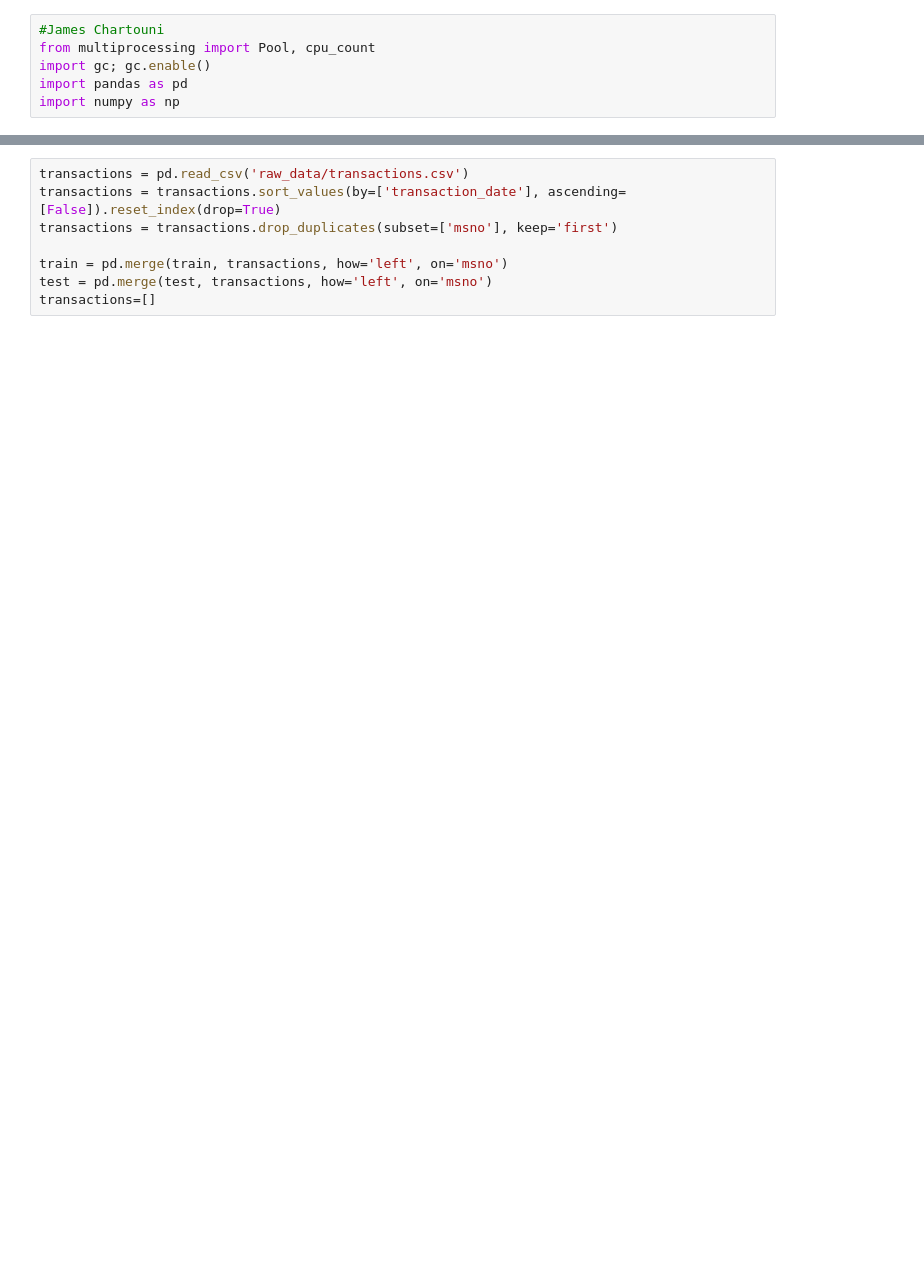
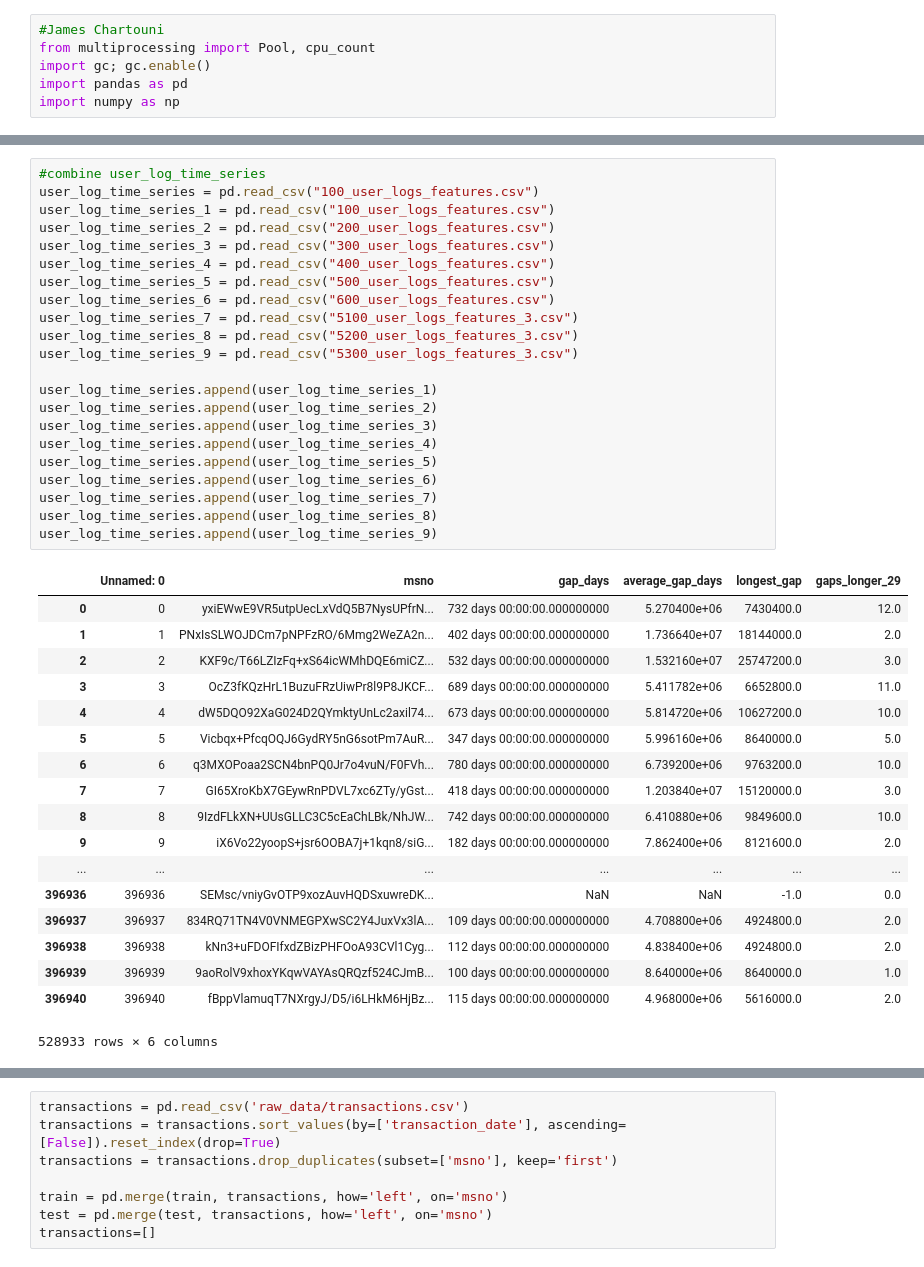
Before and after one commit to jameschartouni/Churn, a Jupyter notebook: Clean_Data.ipynb, the cells around one changed output, grey strips where cells are left out. Drawn from its saved outputs; the diff is of its cells as text; blank space fills up the shorter version.

Commit message:
user logs time series data as well as added the code to process it

```diff
--- a/Clean_Data.ipynb
+++ b/Clean_Data.ipynb
@@ -47,2 +51,43 @@ user logs merge...
 members
 members merge...
+# %%
+#combine user_log_time_series
+user_log_time_series = pd.read_csv("100_user_logs_features.csv")
+user_log_time_series_1 = pd.read_csv("100_user_logs_features.csv")
+user_log_time_series_2 = pd.read_csv("200_user_logs_features.csv")
+user_log_time_series_3 = pd.read_csv("300_user_logs_features.csv")
+user_log_time_series_4 = pd.read_csv("400_user_logs_features.csv")
+user_log_time_series_5 = pd.read_csv("500_user_logs_features.csv")
+user_log_time_series_6 = pd.read_csv("600_user_logs_features.csv")
+user_log_time_series_7 = pd.read_csv("5100_user_logs_features_3.csv")
+user_log_time_series_8 = pd.read_csv("5200_user_logs_features_3.csv")
+user_log_time_series_9 = pd.read_csv("5300_user_logs_features_3.csv")
+
+user_log_time_series.append(user_log_time_series_1)
+user_log_time_series.append(user_log_time_series_2)
+user_log_time_series.append(user_log_time_series_3)
+user_log_time_series.append(user_log_time_series_4)
+user_log_time_series.append(user_log_time_series_5)
+user_log_time_series.append(user_log_time_series_6)
+user_log_time_series.append(user_log_time_series_7)
+user_log_time_series.append(user_log_time_series_8)
+user_log_time_series.append(user_log_time_series_9)
+# %% [output]
+|  | Unnamed: 0 | msno | gap_days | average_gap_days | longest_gap | gaps_longer_29 |
+| 0 | 0 | yxiEWwE9VR5utpUecLxVdQ5B7NysUPfrN... | 732 days 00:00:00.000000000 | 5.270400e+06 | 7430400.0 | 12.0 |
+| 1 | 1 | PNxIsSLWOJDCm7pNPFzRO/6Mmg2WeZA2n... | 402 days 00:00:00.000000000 | 1.736640e+07 | 18144000.0 | 2.0 |
+| 2 | 2 | KXF9c/T66LZIzFq+xS64icWMhDQE6miCZ... | 532 days 00:00:00.000000000 | 1.532160e+07 | 25747200.0 | 3.0 |
+| 3 | 3 | OcZ3fKQzHrL1BuzuFRzUiwPr8l9P8JKCF... | 689 days 00:00:00.000000000 | 5.411782e+06 | 6652800.0 | 11.0 |
+| 4 | 4 | dW5DQO92XaG024D2QYmktyUnLc2axil74... | 673 days 00:00:00.000000000 | 5.814720e+06 | 10627200.0 | 10.0 |
+| 5 | 5 | Vicbqx+PfcqOQJ6GydRY5nG6sotPm7AuR... | 347 days 00:00:00.000000000 | 5.996160e+06 | 8640000.0 | 5.0 |
+| 6 | 6 | q3MXOPoaa2SCN4bnPQ0Jr7o4vuN/F0FVh... | 780 days 00:00:00.000000000 | 6.739200e+06 | 9763200.0 | 10.0 |
+| 7 | 7 | GI65XroKbX7GEywRnPDVL7xc6ZTy/yGst... | 418 days 00:00:00.000000000 | 1.203840e+07 | 15120000.0 | 3.0 |
+| 8 | 8 | 9IzdFLkXN+UUsGLLC3C5cEaChLBk/NhJW... | 742 days 00:00:00.000000000 | 6.410880e+06 | 9849600.0 | 10.0 |
+| 9 | 9 | iX6Vo22yoopS+jsr6OOBA7j+1kqn8/siG... | 182 days 00:00:00.000000000 | 7.862400e+06 | 8121600.0 | 2.0 |
+| ... | ... | ... | ... | ... | ... | ... |
+| 396936 | 396936 | SEMsc/vniyGvOTP9xozAuvHQDSxuwreDK... | NaN | NaN | -1.0 | 0.0 |
+| 396937 | 396937 | 834RQ71TN4V0VNMEGPXwSC2Y4JuxVx3lA... | 109 days 00:00:00.000000000 | 4.708800e+06 | 4924800.0 | 2.0 |
+| 396938 | 396938 | kNn3+uFDOFIfxdZBizPHFOoA93CVl1Cyg... | 112 days 00:00:00.000000000 | 4.838400e+06 | 4924800.0 | 2.0 |
+| 396939 | 396939 | 9aoRolV9xhoxYKqwVAYAsQRQzf524CJmB... | 100 days 00:00:00.000000000 | 8.640000e+06 | 8640000.0 | 1.0 |
+| 396940 | 396940 | fBppVlamuqT7NXrgyJ/D5/i6LHkM6HjBz... | 115 days 00:00:00.000000000 | 4.968000e+06 | 5616000.0 | 2.0 |
+528933 rows × 6 columns
```
Also changed, not shown: parts of 6 cells of this notebook, 13 other files.
